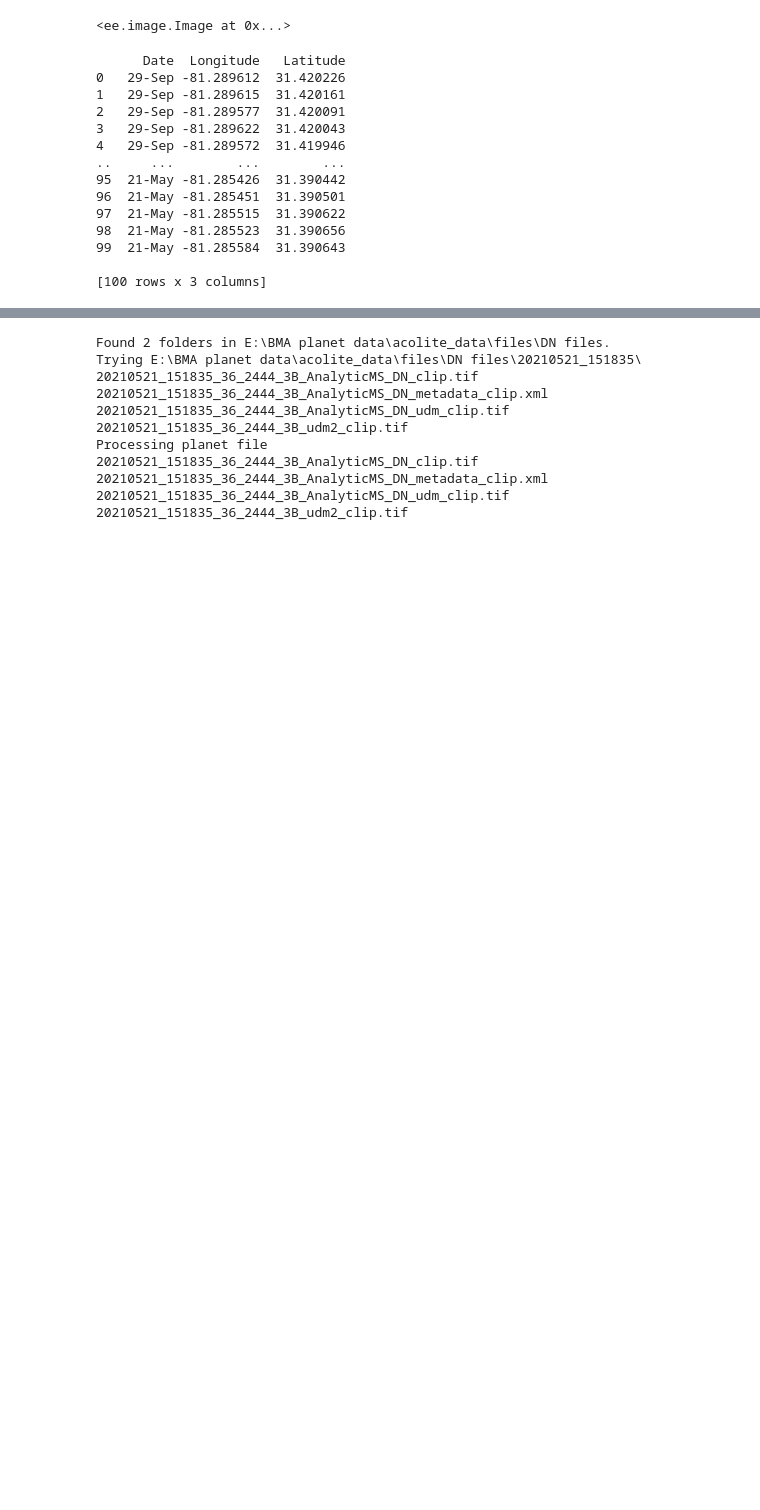
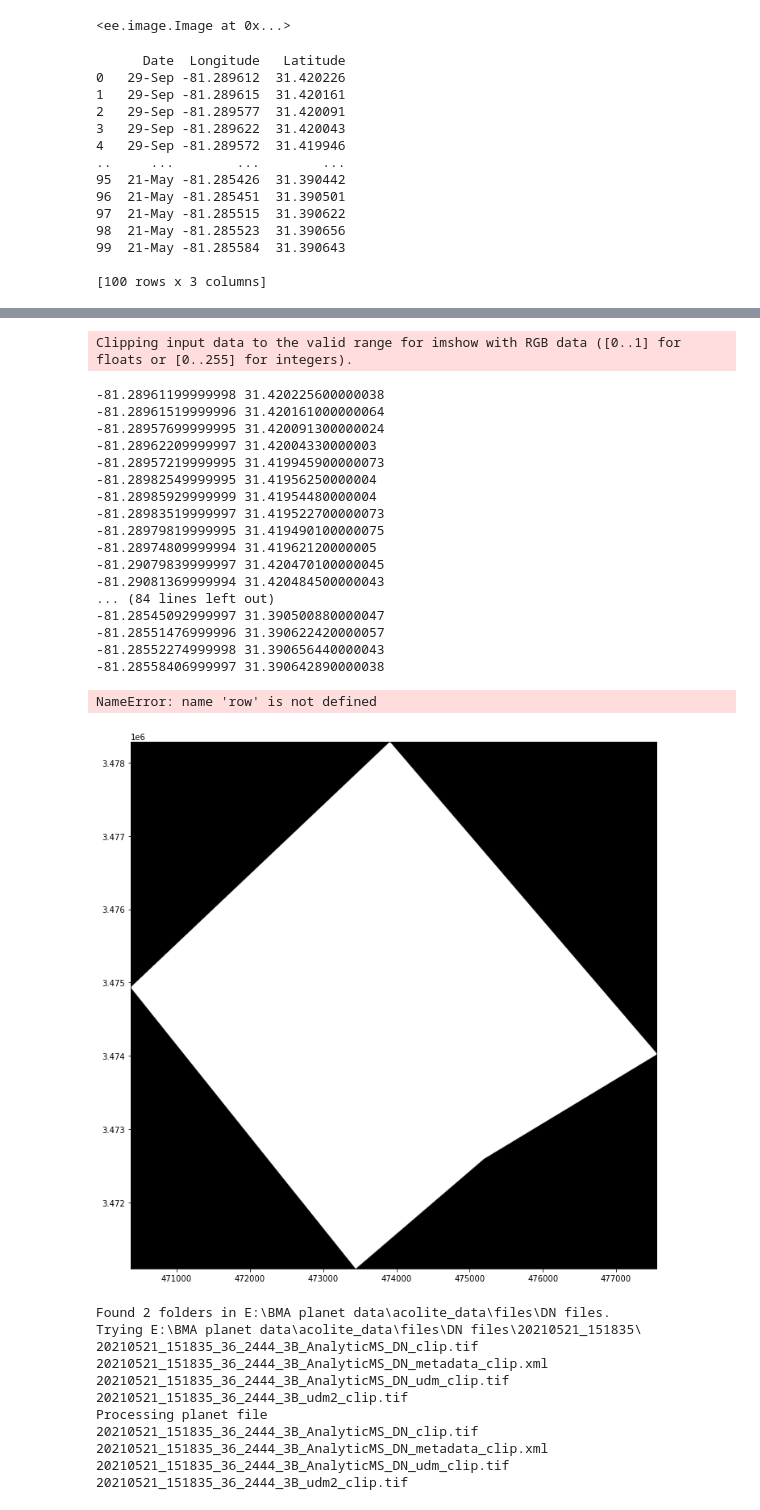
Before and after one commit to asajulien/PhD, a Jupyter notebook: Jupyter/BMA_planetdata.ipynb, the cells around one changed output, grey strips where cells are left out. Cells and saved outputs as stored; diff of their text form; code cells hidden in the pictures; blank space fills up the shorter version.

```diff
--- a/Jupyter/BMA_planetdata.ipynb
+++ b/Jupyter/BMA_planetdata.ipynb
@@ -88,3 +92,31 @@ print(df)
 99  21-May -81.285584  31.390643
 
 [100 rows x 3 columns]
+# %%
+##Using geopandas and rasterio to extract point data
+##need to fix projection issue
+pts = gpd.read_file('C:/Users/arj26323/Documents/Data/Biomass datasets/Shapefiles/yyy.shp')
+
+pts = pts[['Latitude', 'Longitude', 'Date', 'geometry']]
+
+pts.index = range(len(pts))
+coords = [(x,y) for x, y in zip(pts.Latitude, pts.Longitude)]
+
+src = rasterio.open(dean_may)
+print(src.crs) ##In UTM! Might explain the discrepancy vs epsg 4326 in shapefile
+print(src.count) ##Number of bands
+
+pts['Raster Value'] = [x[0] for x in src.sample(coords)]
+
+from rasterio.plot import show
+import matplotlib.pyplot as plt
+# show(src)
+
+pts
+
+##another way using rasterstats
+# from rasterstats import point_query
+# pts_new = point_query(pts, dean_may)
+# pts['Band values'] = pts_new
+
+pts
@@ -91,3 +139,37 @@ print(df)
+# %%
+##Plotting above
+fig, ax = plt.subplots(figsize = (12,12))
+pts.plot(ax = ax)
+show(src, ax = ax)
+
+for point in pts['geometry']:
+    print(point.xy[0][0], point.xy[1][0])
+
+for point in pts['geometry']:
+    x = point.xy[0][0]
+    y = point.xy[1][0]
+    row
+# %% [output]
+Clipping input data to the valid range for imshow with RGB data ([0..1] for floats or [0..255] for integers).
+-81.28961199999998 31.420225600000038
+-81.28961519999996 31.420161000000064
+-81.28957699999995 31.420091300000024
+-81.28962209999997 31.42004330000003
+-81.28957219999995 31.419945900000073
+-81.28982549999995 31.41956250000004
+-81.28985929999999 31.41954480000004
+-81.28983519999997 31.419522700000073
+-81.28979819999995 31.419490100000075
+-81.28974809999994 31.41962120000005
+-81.29079839999997 31.420470100000045
+-81.29081369999994 31.420484500000043
+... (84 lines left out)
+-81.28545092999997 31.390500880000047
+-81.28551476999996 31.390622420000057
+-81.28552274999998 31.390656440000043
+-81.28558406999997 31.390642890000038
+NameError: name 'row' is not defined
+[figure, added]
 # %%
 ##Organizing planet imagery for Acolite
 
```
Also changed, not shown: parts of 3 cells of this notebook, 2 other files.
